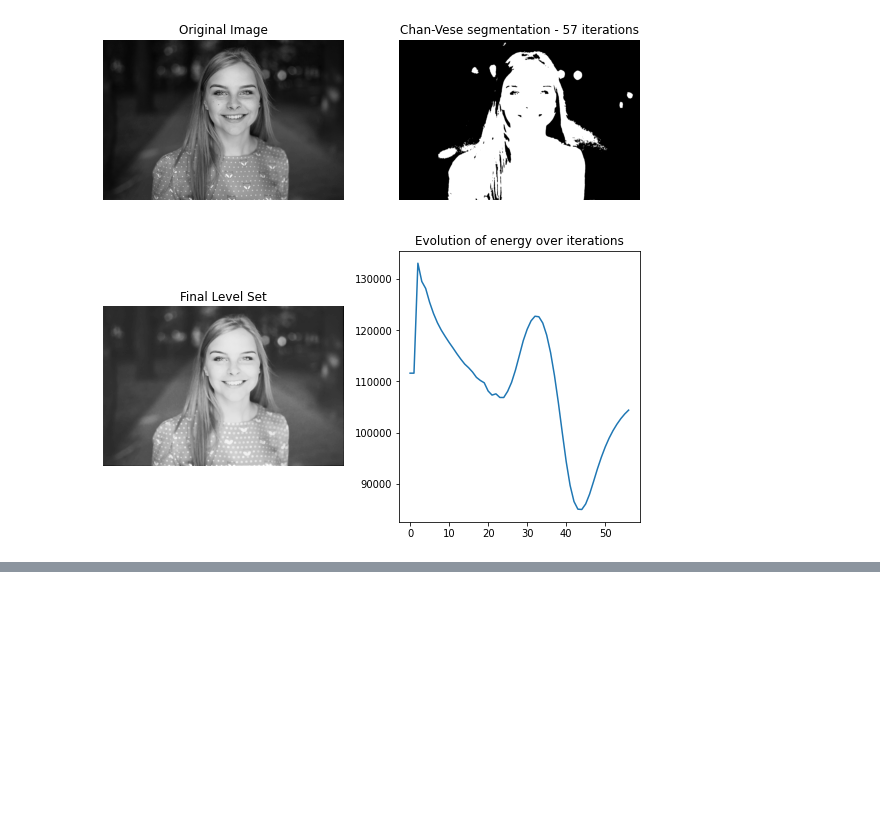
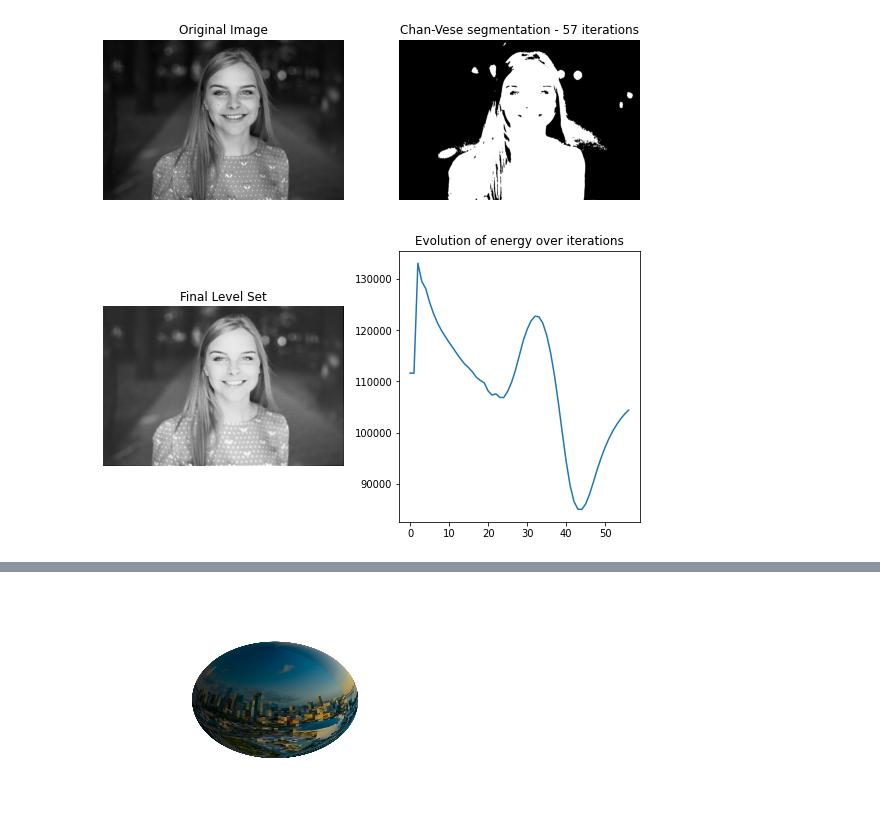
Before and after one commit to rroszczyk/Python, a Jupyter notebook: przetwarzanie_grafiki.ipynb, the cells around one changed output, grey strips where cells are left out. Cells and saved outputs as stored; diff of their text form; code cells hidden in the pictures; blank space fills up the shorter version.

```diff
--- a/przetwarzanie_grafiki.ipynb
+++ b/przetwarzanie_grafiki.ipynb
@@ -148,0 +182,45 @@ plt.show()
+# %%
+import numpy as np
+import matplotlib.pyplot as plt
+from mpl_toolkits.mplot3d import Axes3D
+
+def mpl_sphere(image_file):
+    img = plt.imread(image_file)
+
+    # define a grid matching the map size, subsample along with pixels
+    theta = np.linspace(0, np.pi, img.shape[0])
+    phi = np.linspace(0, 2*np.pi, img.shape[1])
+
+    count = 180 # keep 180 points along theta and phi
+    theta_inds = np.linspace(0, img.shape[0] - 1, count).round().astype(int)
+    phi_inds = np.linspace(0, img.shape[1] - 1, count).round().astype(int)
+    theta = theta[theta_inds]
+    phi = phi[phi_inds]
+    img = img[np.ix_(theta_inds, phi_inds)]
+
+    theta,phi = np.meshgrid(theta, phi)
+    R = 1
+
+    # sphere
+    x = R * np.sin(theta) * np.cos(phi)
+    y = R * np.sin(theta) * np.sin(phi)
+    z = R * np.cos(theta)
+
+    # create 3d Axes
+    fig = plt.figure()
+    ax = fig.add_subplot(111, projection='3d')
+    ax.plot_surface(x.T, y.T, z.T, facecolors=img/255, cstride=1, rstride=1) # we've already pruned ourselves
+
+    # make the plot more spherical
+    ax.axis('off')
+    ax.grid(False)
+    fig.savefig("sfera.png", dpi=600)
+    #ax.axis('scaled')
+
+
+if __name__ == "__main__":
+    image_file = 'panorama_1.jpg'
+    mpl_sphere(image_file)
+    plt.show()
+# %% [output]
+[figure, added]
```
Also changed, not shown: parts of 2 cells of this notebook.
